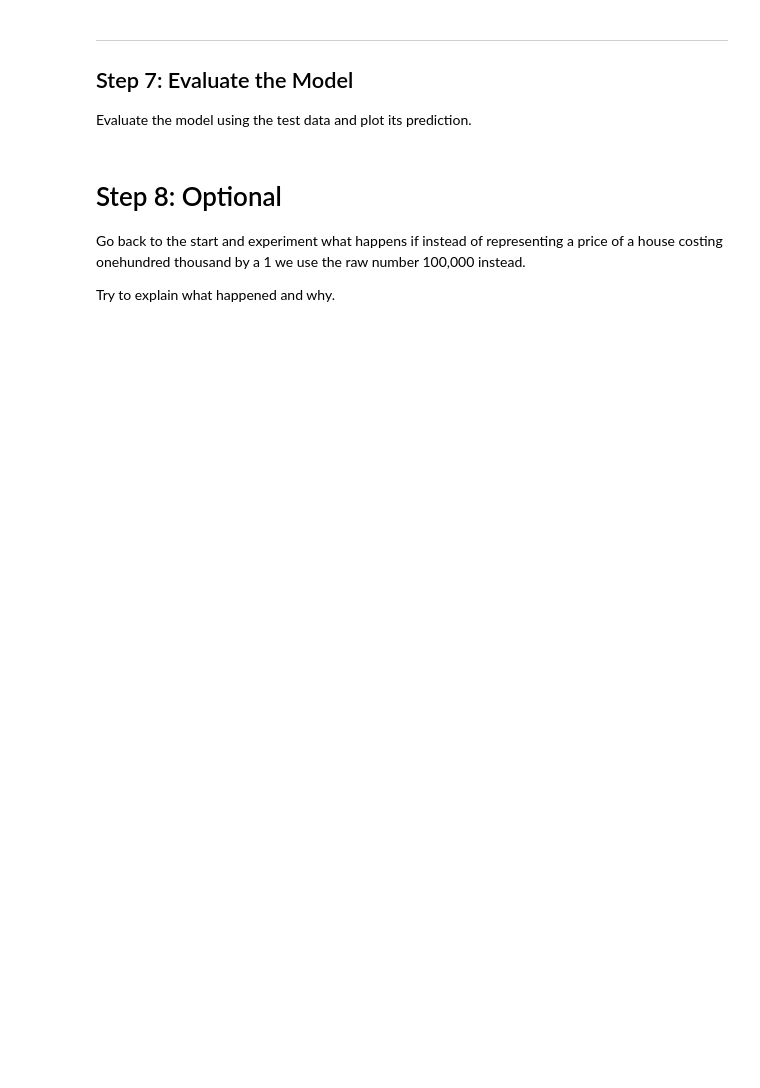
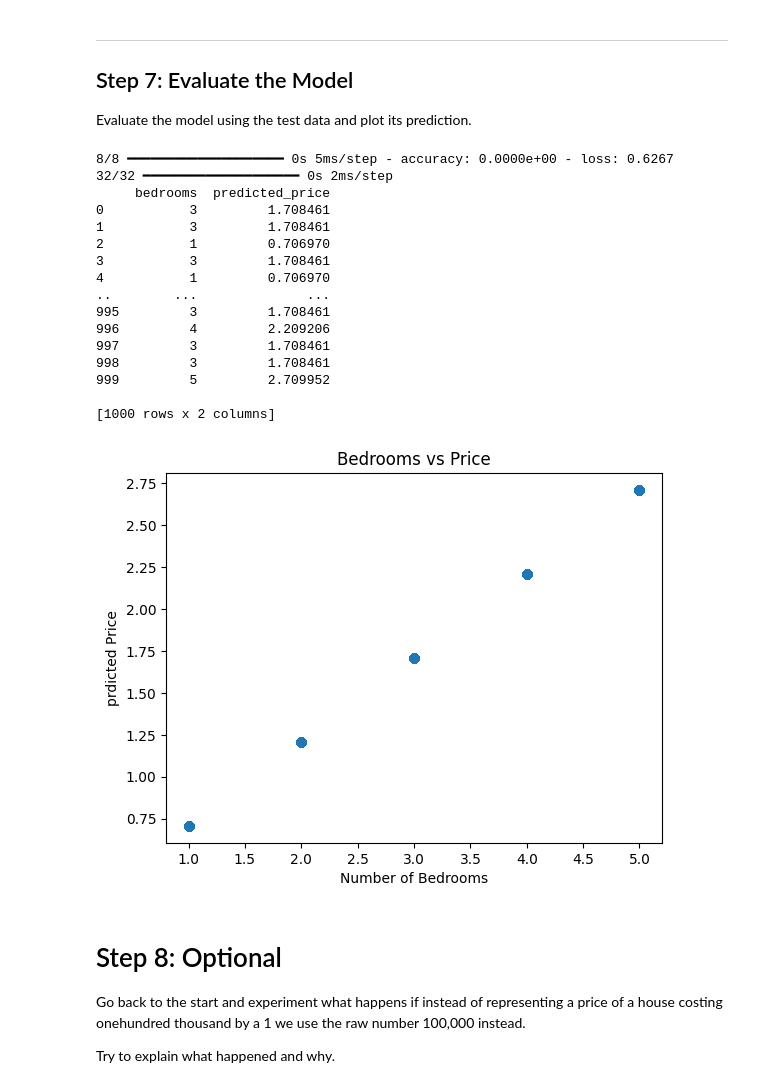
Before and after one commit to dmitryvergeles/ML_1, a Jupyter notebook: machine-learning-with-tensorflow/week-01/Week1_Notebook1_Housing_Prices.ipynb, the cells around one changed output. Saved outputs shown, nothing was run; the diff lists cells and outputs as text; code cells hidden in the pictures; blank space fills up the shorter version.

```diff
--- a/machine-learning-with-tensorflow/week-01/Week1_Notebook1_Housing_Prices.ipynb
+++ b/machine-learning-with-tensorflow/week-01/Week1_Notebook1_Housing_Prices.ipynb
@@ -116,5 +116,12 @@ Model: "sequential_2"
 Train the model using the training data.
 # %%
 # TODO Train the model
-model.fit(X_train, y_train, epochs=10)
+
+model.compile(
+    optimizer='adam',
+    loss='mean_squared_error',
+    metrics=['accuracy']
+)
+
+model.fit(x_train, y_train, epochs=10)
 # %% [output]
@@ -127,11 +154,43 @@ Evaluate the model using the test data and plot its prediction.
 # %%
 # TODO Evaluate the model using the model.evaluate() function
 
+model.evaluate(x_test,y_test)
 
 # TODO Make predictions
 
+predictions = model.predict(X) #df['bedrooms']
+
+df_new = pd.DataFrame({'bedrooms': df['bedrooms'], 'predicted_price': predictions.flatten()})
+
+print(df_new )
+
+
 
 # TODO Plot real vs predicted prices (hint: you can use the plotting code from above as a start)
+
+plt.scatter(df_new['bedrooms'], df_new['predicted_price'])
+plt.xlabel('Number of Bedrooms')
+plt.ylabel('prdicted Price')
+plt.title('Bedrooms vs Price')
+plt.show()
+# %% [output]
+8/8 ━━━━━━━━━━━━━━━━━━━━ 0s 5ms/step - accuracy: 0.0000e+00 - loss: 0.6267
+32/32 ━━━━━━━━━━━━━━━━━━━━ 0s 2ms/step
+     bedrooms  predicted_price
+0           3         1.708461
+1           3         1.708461
+2           1         0.706970
+3           3         1.708461
+4           1         0.706970
+..        ...              ...
+995         3         1.708461
+996         4         2.209206
+997         3         1.708461
+998         3         1.708461
+999         5         2.709952
+
+[1000 rows x 2 columns]
+[figure, added]
 # %% [markdown]
 # Step 8: Optional
 Go back to the start and experiment what happens if instead of representing a price of a house costing onehundred thousand by a 1 we use the raw number 100,000 instead.
```
Also changed, not shown: parts of 1 cell of this notebook.
